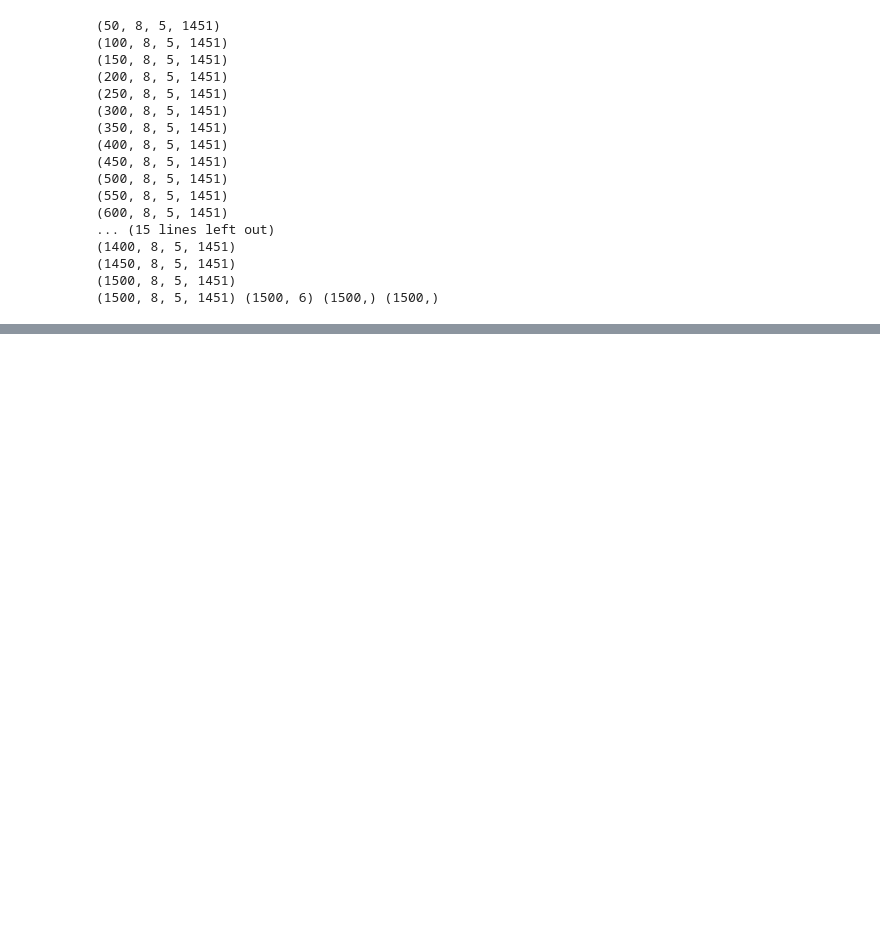
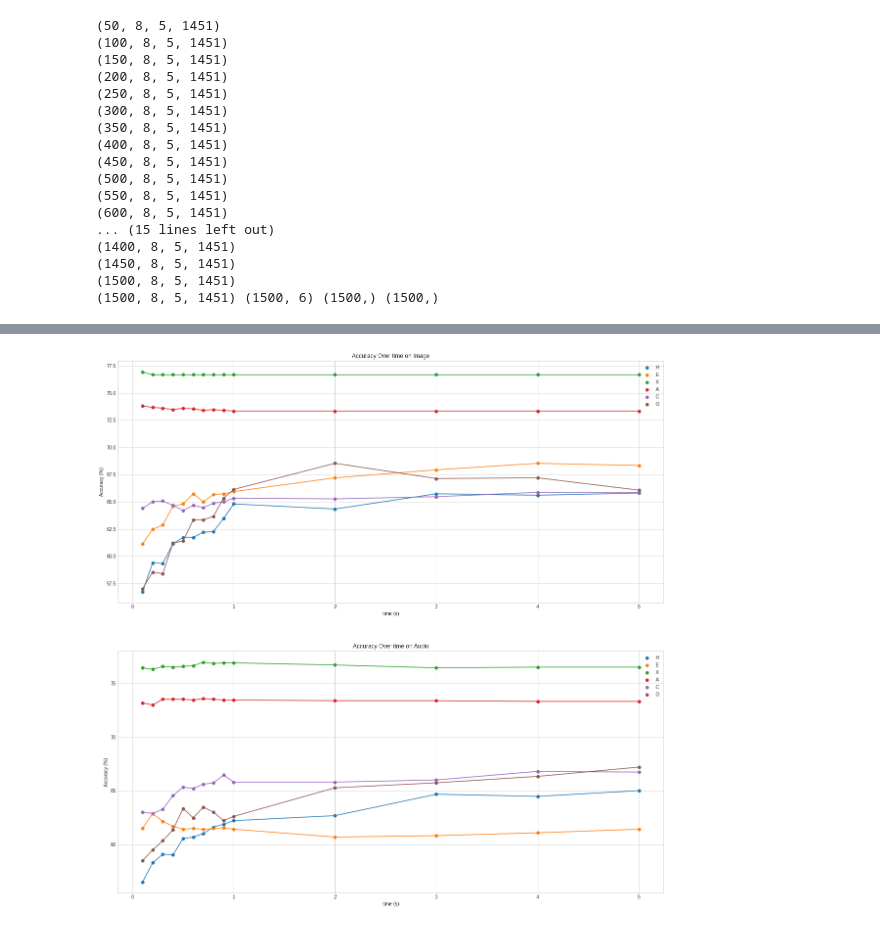
Before and after one commit to akraradets/2021JanHCI, a Jupyter notebook: 3-preprocess/4-Hypothesis2.ipynb, the cells around one changed output, grey strips where cells are left out. Cells and saved outputs as stored; diff of their text form; code cells hidden in the pictures; blank space fills up the shorter version.

```diff
--- a/3-preprocess/4-Hypothesis2.ipynb
+++ b/3-preprocess/4-Hypothesis2.ipynb
@@ -199,0 +341,44 @@ for eeg_type in ['image','audio']:
+# %%
+fig, ax = plt.subplots(2,figsize=(20,20))
+
+ax[0].plot(times,np.array(acc_time_image['label_h'])*100)
+ax[0].plot(times,np.array(acc_time_image['label_e'])*100)
+ax[0].plot(times,np.array(acc_time_image['label_x'])*100)
+ax[0].plot(times,np.array(acc_time_image['label_a'])*100)
+ax[0].plot(times,np.array(acc_time_image['label_c'])*100)
+ax[0].plot(times,np.array(acc_time_image['label_o'])*100)
+
+ax[0].scatter(times,np.array(acc_time_image['label_h'])*100, label='H')
+ax[0].scatter(times,np.array(acc_time_image['label_e'])*100, label='E')
+ax[0].scatter(times,np.array(acc_time_image['label_x'])*100, label='X')
+ax[0].scatter(times,np.array(acc_time_image['label_a'])*100, label='A')
+ax[0].scatter(times,np.array(acc_time_image['label_c'])*100, label='C')
+ax[0].scatter(times,np.array(acc_time_image['label_o'])*100, label='O')
+
+ax[0].legend()
+ax[0].set_title('Accuracy Over time on Image')
+ax[0].set_xlabel('time (s)')
+ax[0].set_ylabel('Accuracy (%)')
+
+
+ax[1].plot(times,np.array(acc_time_audio['label_h'])*100)
+ax[1].plot(times,np.array(acc_time_audio['label_e'])*100)
+ax[1].plot(times,np.array(acc_time_audio['label_x'])*100)
+ax[1].plot(times,np.array(acc_time_audio['label_a'])*100)
+ax[1].plot(times,np.array(acc_time_audio['label_c'])*100)
+ax[1].plot(times,np.array(acc_time_audio['label_o'])*100)
+
+ax[1].scatter(times,np.array(acc_time_audio['label_h'])*100, label='H')
+ax[1].scatter(times,np.array(acc_time_audio['label_e'])*100, label='E')
+ax[1].scatter(times,np.array(acc_time_audio['label_x'])*100, label='X')
+ax[1].scatter(times,np.array(acc_time_audio['label_a'])*100, label='A')
+ax[1].scatter(times,np.array(acc_time_audio['label_c'])*100, label='C')
+ax[1].scatter(times,np.array(acc_time_audio['label_o'])*100, label='O')
+
+ax[1].legend()
+ax[1].set_title('Accuracy Over time on Audio')
+ax[1].set_xlabel('time (s)')
+ax[1].set_ylabel('Accuracy (%)')
+plt.show()
+# %% [output]
+[figure, added]
```
Also changed, not shown: parts of 7 cells of this notebook.
